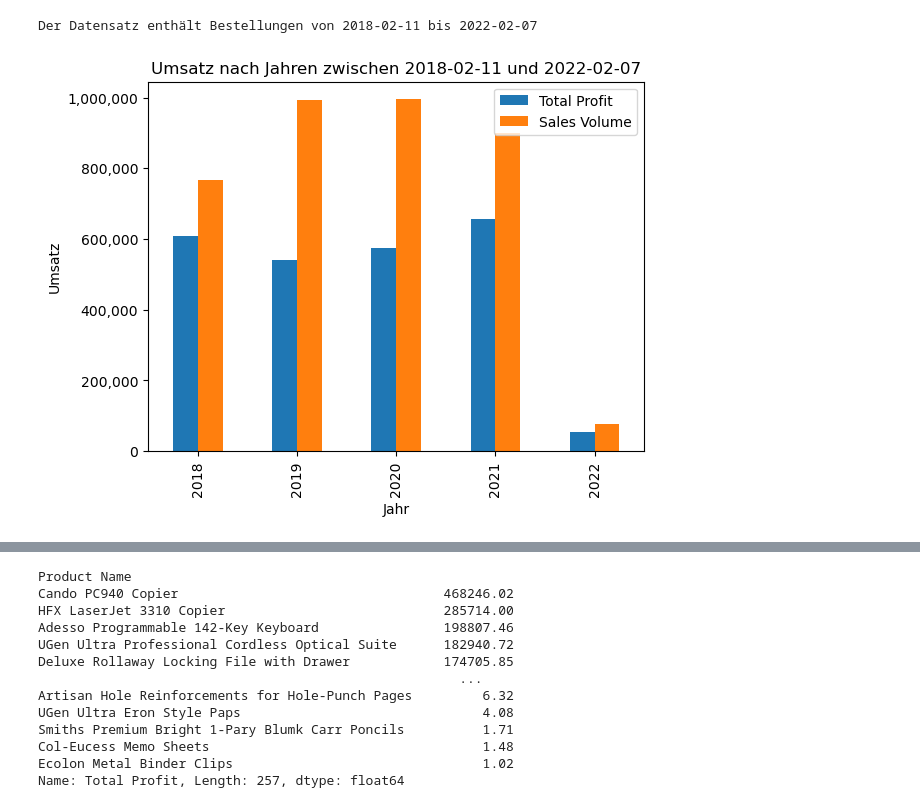
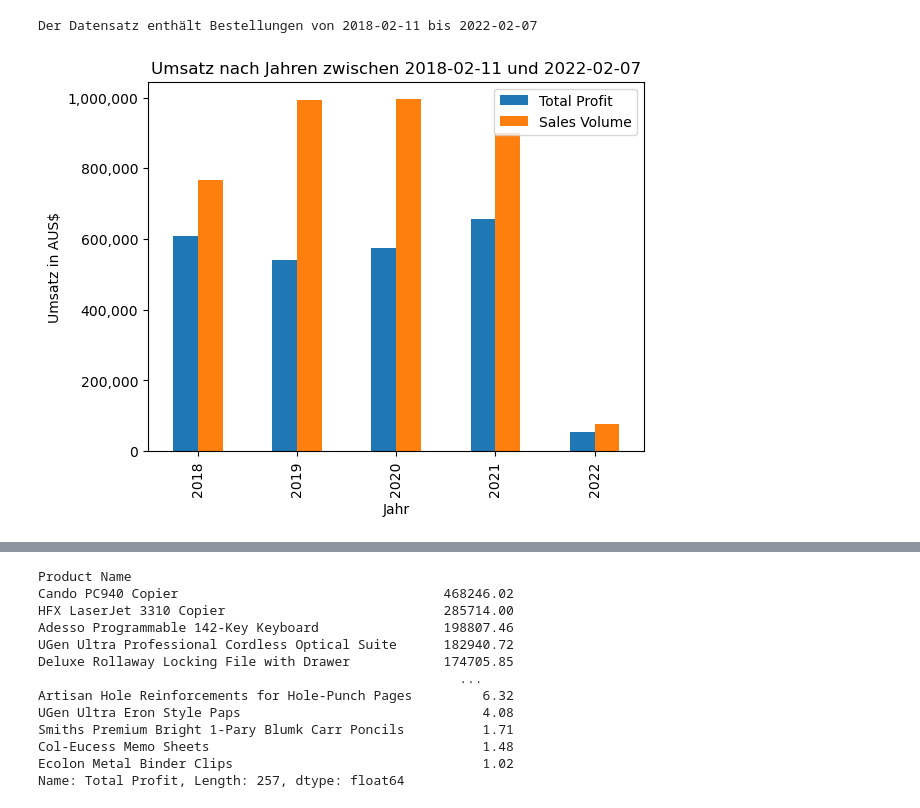
Before and after one commit to SchierleLukas/programming-for-datascience, a Jupyter notebook: notebooks/project.ipynb, the cells around one changed output, grey strips where cells are left out. Saved outputs shown, nothing was run; the diff lists cells and outputs as text; code cells hidden in the pictures.

```diff
--- a/notebooks/project.ipynb
+++ b/notebooks/project.ipynb
@@ -259,21 +281,21 @@ Der Datensatz enthält Bestellungen von 2018-02-11 bis 2022-02-07
 # %%
 # Wie hoch war das Verkaufvolumen in den eizelnen Jahren?
 sales_volume = df.groupby(df['Order Date'].dt.year)['Total'].sum().round(2)
 
 df['Total Profit'] = df['Order Quantity'] * df['Profit Margin']
 profit_per_year = df.groupby(df['Order Date'].dt.year)['Total Profit'].sum().round(2)
 
 sales_and_profit_df = pd.DataFrame({'Total Profit': profit_per_year, 'Sales Volume': sales_volume})
 
 ax = sales_and_profit_df.plot(kind='bar')
 
 plt.xlabel('Jahr')
-plt.ylabel('Umsatz')
+plt.ylabel('Umsatz in AUS$')
 plt.title(f'Umsatz nach Jahren zwischen {first_order_day} und {last_order_day}')
 
 # bessere Formatierung der y-Achsen Beschriftung
 formatter = ticker.FuncFormatter(lambda x, _: '{:,.0f}'.format(x))
 ax.yaxis.set_major_formatter(formatter)
 plt.show()
 # %% [output]
-[figure, old version]
+[figure, new version]
```
Also changed, not shown: parts of 16 cells of this notebook.
